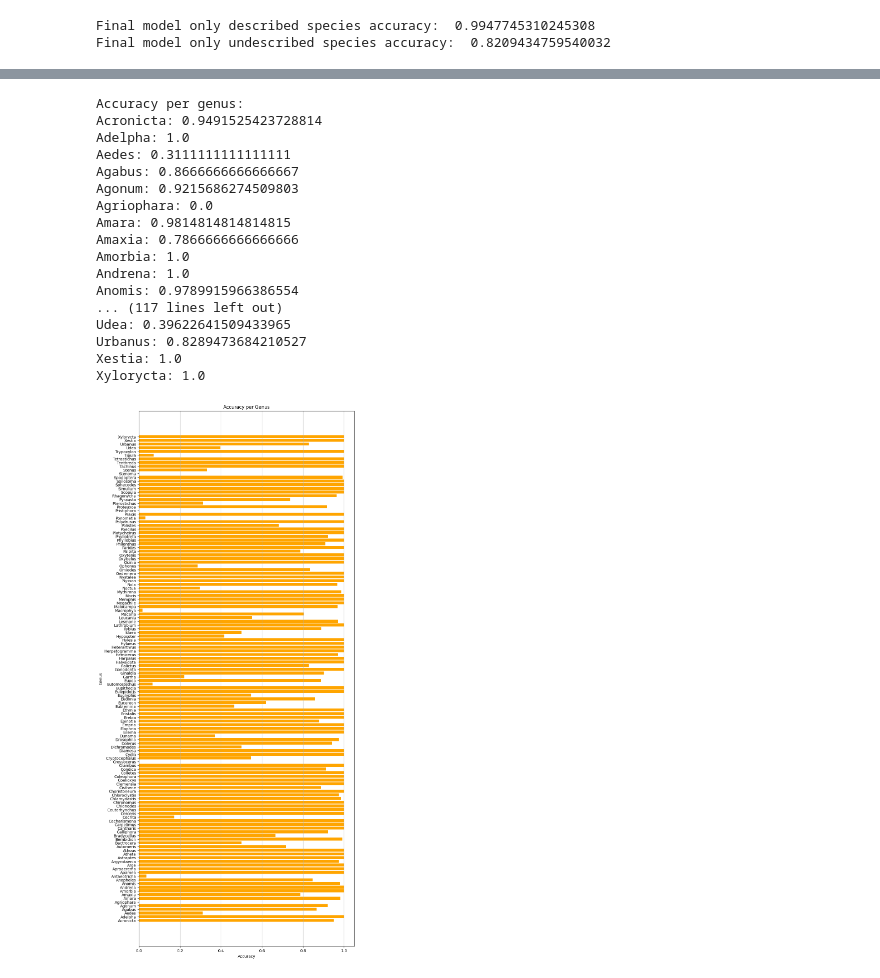
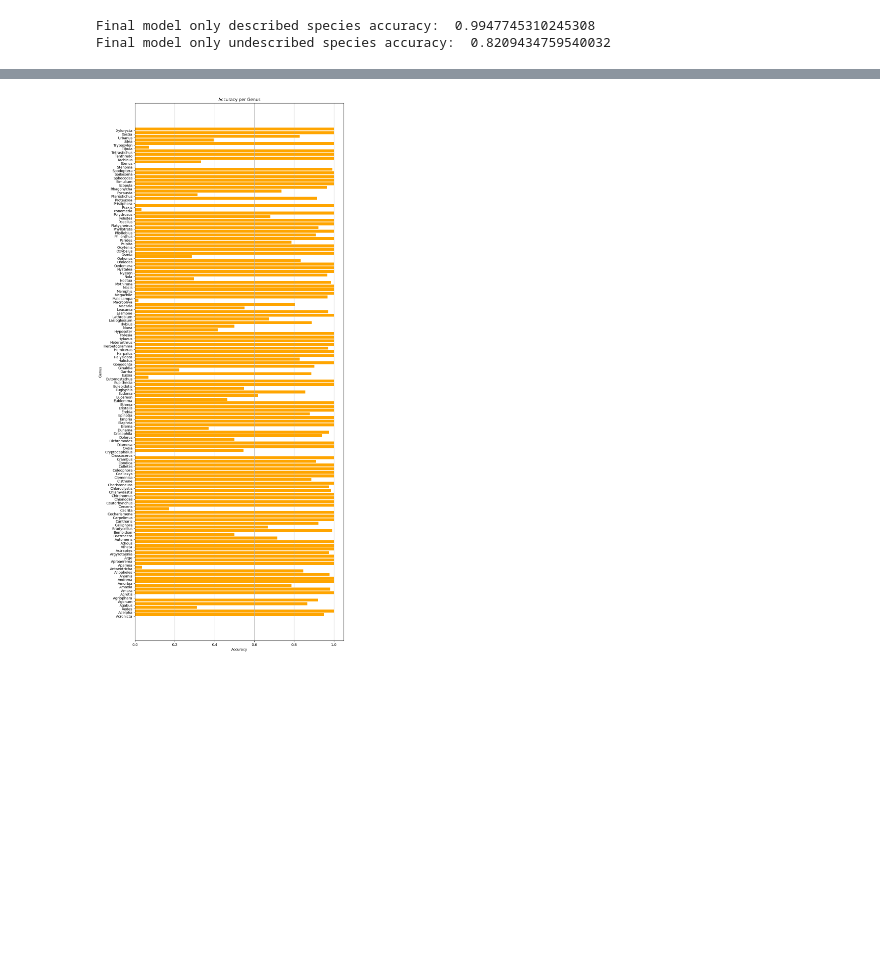
Before and after one commit to nicolamaritan/image-and-dna-data-for-insect-classification, a Jupyter notebook: notebook.ipynb, the cells around one changed output, grey strips where cells are left out. Saved outputs shown, nothing was run; the diff lists cells and outputs as text; code cells hidden in the pictures; blank space fills up the shorter version.

```diff
--- a/notebook.ipynb
+++ b/notebook.ipynb
@@ -797,17 +798,17 @@ def show_accuracy_per_genus(accuracy_per_genus):
     genera_names = []
     accuracies = []
 
-    print("Accuracy per genus:")
     for genus in accuracy_per_genus:
-        if genus in np.unique(test_set.seen_species):
-            print(f"{test_set.get_genera_name(genus)}: {accuracy_per_genus[genus]}")
+        if genus in np.unique(test_set.unseen_species_genera):
             genera_names.append(test_set.get_genera_name(genus))
             accuracies.append(accuracy_per_genus[genus])
 
-    plt.figure(figsize=(10, 25))
-    plt.barh(genera_names, accuracies, color='orange')
+    assert len(genera_names) == 134
+    plt.figure(figsize=(10, 22))
+    plt.barh(genera_names, accuracies, color='orange', align='edge')
     plt.xlabel('Accuracy')
     plt.ylabel('Genus')
+    plt.tight_layout()
     plt.title('Accuracy per Genus')
     plt.grid(axis='x')
     plt.show()
@@ -905,6 +873,6 @@ We compute the described species accuracy by species and the undescibed species
 # %%
-only_species_accuracy, _, accuracy_per_species, _ = test(model, 0, batch_size)
-_, only_genera_accuracy, _, accuracy_per_genus = test(model, 1, batch_size)
+only_species_accuracy, _, only_accuracy_per_species, _ = test(model, 0, batch_size)
+_, only_genera_accuracy, _, only_accuracy_per_genus = test(model, 1, batch_size)
 
 print(f"Final model only described species accuracy: ", only_species_accuracy)
 print(f"Final model only undescribed species accuracy: ", only_genera_accuracy)
@@ -935,21 +886,4 @@ Hylaeus hyalinatus: 1.0
 # %%
-show_accuracy_per_genus(accuracy_per_genus)
+show_accuracy_per_genus(only_accuracy_per_genus)
 # %% [output]
-Accuracy per genus:
-Acronicta: 0.9491525423728814
-Adelpha: 1.0
-Aedes: 0.3111111111111111
-Agabus: 0.8666666666666667
-Agonum: 0.9215686274509803
-Agriophara: 0.0
-Amara: 0.9814814814814815
-Amaxia: 0.7866666666666666
-Amorbia: 1.0
-Andrena: 1.0
-Anomis: 0.9789915966386554
-... (117 lines left out)
-Udea: 0.39622641509433965
-Urbanus: 0.8289473684210527
-Xestia: 1.0
-Xylorycta: 1.0
-[figure, old version]
+[figure, new version]
```
Also changed, not shown: parts of 8 cells of this notebook.
